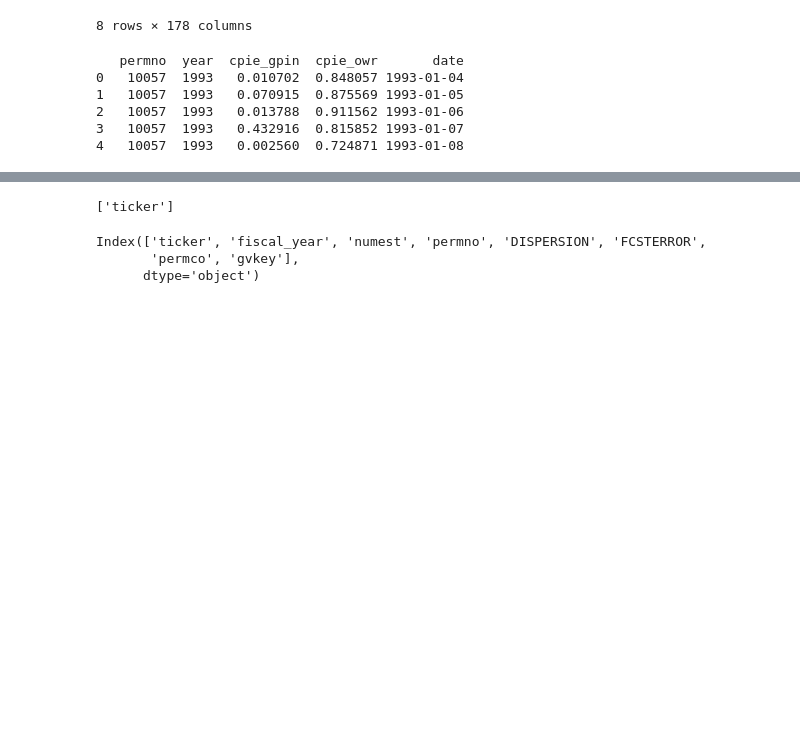
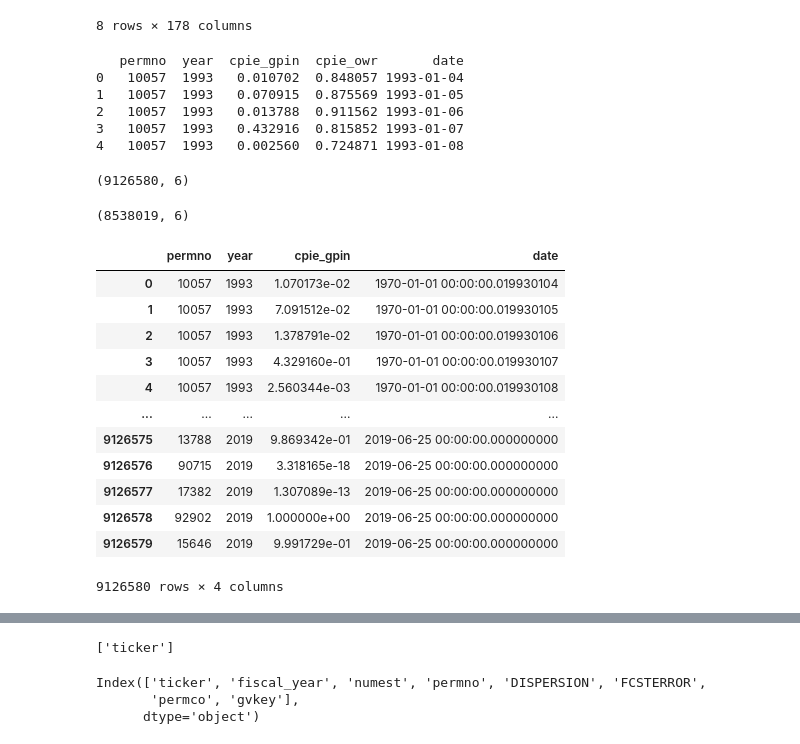
Before and after one commit to wangyouan/STOCKAct, a Jupyter notebook: Notebook/ConstructRegressionData.ipynb, the cells around one changed output, grey strips where cells are left out. Drawn from its saved outputs; the diff is of its cells as text; code cells hidden in the pictures; blank space fills up the shorter version.

```diff
--- a/Notebook/ConstructRegressionData.ipynb
+++ b/Notebook/ConstructRegressionData.ipynb
@@ -295,3 +295,11 @@ print(cpin_daily_full.head())
 2   10057  1993   0.013788  0.911562 1993-01-06
 3   10057  1993   0.432916  0.815852 1993-01-07
 4   10057  1993   0.002560  0.724871 1993-01-08
+# %%
+cpin_daily_full.shape
+# %% [output]
+(9126580, 6)
+# %%
+cpin_daily_full.drop_duplicates(subset=['permno', 'date'], keep='first').shape
+# %% [output]
+(8538019, 6)
@@ -298,3 +319,19 @@ print(cpin_daily_full.head())
+# %%
+cpin_daily_full
+# %% [output]
+|  | permno | year | cpie_gpin | date |
+| 0 | 10057 | 1993 | 1.070173e-02 | 1970-01-01 00:00:00.019930104 |
+| 1 | 10057 | 1993 | 7.091512e-02 | 1970-01-01 00:00:00.019930105 |
+| 2 | 10057 | 1993 | 1.378791e-02 | 1970-01-01 00:00:00.019930106 |
+| 3 | 10057 | 1993 | 4.329160e-01 | 1970-01-01 00:00:00.019930107 |
+| 4 | 10057 | 1993 | 2.560344e-03 | 1970-01-01 00:00:00.019930108 |
+| ... | ... | ... | ... | ... |
+| 9126575 | 13788 | 2019 | 9.869342e-01 | 2019-06-25 00:00:00.000000000 |
+| 9126576 | 90715 | 2019 | 3.318165e-18 | 2019-06-25 00:00:00.000000000 |
+| 9126577 | 17382 | 2019 | 1.307089e-13 | 2019-06-25 00:00:00.000000000 |
+| 9126578 | 92902 | 2019 | 1.000000e+00 | 2019-06-25 00:00:00.000000000 |
+| 9126579 | 15646 | 2019 | 9.991729e-01 | 2019-06-25 00:00:00.000000000 |
+9126580 rows × 4 columns
 # %%
 cpin_daily_full['fqtr'] = cpin_daily_full['date'].dt.to_period('Q')
 # %%
```
Also changed, not shown: parts of 18 cells of this notebook, 1 other file.
